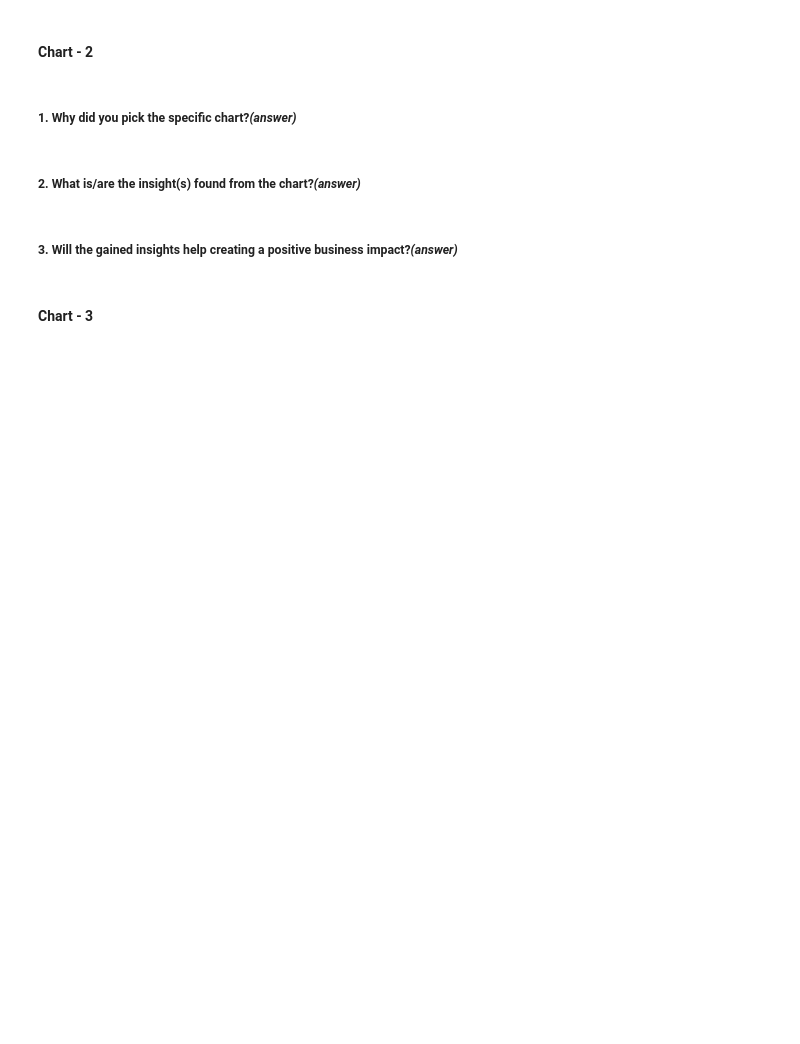
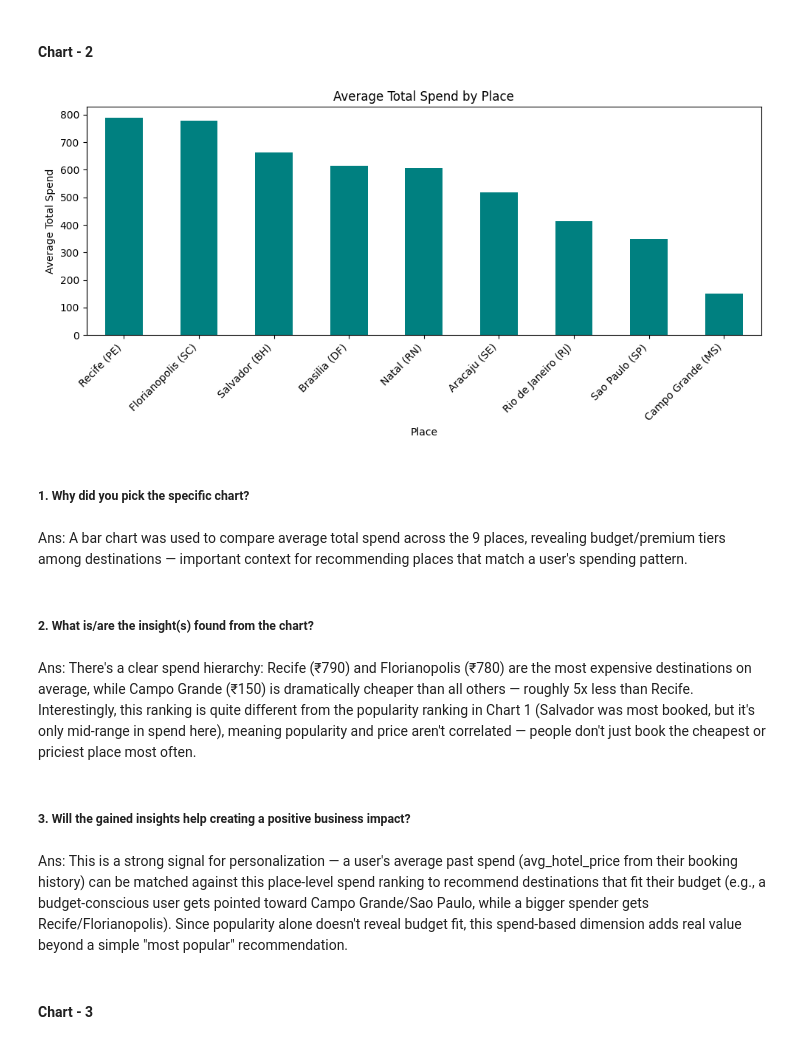
Before and after one commit to taiybashaikh51-sys/voyage-analytics-mlops, a Jupyter notebook: notebooks/Voyage_Analytics_3_Hotel_Recommendation_Starter.ipynb, the cells around one changed output. Saved outputs shown, nothing was run; the diff lists cells and outputs as text; code cells hidden in the pictures; blank space fills up the shorter version.

```diff
--- a/notebooks/Voyage_Analytics_3_Hotel_Recommendation_Starter.ipynb
+++ b/notebooks/Voyage_Analytics_3_Hotel_Recommendation_Starter.ipynb
@@ -91,8 +290,27 @@ for col in users.columns:    print(col, '->', users[col].nunique())
+# %%
+# Chart - 2: Average Spend by Place
+
+plt.figure(figsize=(10,5))
+df.groupby('place')['total'].mean().sort_values(ascending=False).plot(kind='bar', color='teal')
+plt.title('Average Total Spend by Place')
+plt.xlabel('Place')
+plt.ylabel('Average Total Spend')
+plt.xticks(rotation=45, ha='right')
+plt.tight_layout()
+plt.show()
+# %% [output]
+[figure, added]
 # %% [markdown]
-##### 1. Why did you pick the specific chart?_(answer)_
+##### 1. Why did you pick the specific chart?
+# %% [markdown]
+Ans: A bar chart was used to compare average total spend across the 9 places, revealing budget/premium tiers among destinations — important context for recommending places that match a user's spending pattern.
 # %% [markdown]
-##### 2. What is/are the insight(s) found from the chart?_(answer)_
+##### 2. What is/are the insight(s) found from the chart?
+# %% [markdown]
+Ans: There's a clear spend hierarchy: Recife (₹790) and Florianopolis (₹780) are the most expensive destinations on average, while Campo Grande (₹150) is dramatically cheaper than all others — roughly 5x less than Recife. Interestingly, this ranking is quite different from the popularity ranking in Chart 1 (Salvador was most booked, but it's only mid-range in spend here), meaning popularity and price aren't correlated — people don't just book the cheapest or priciest place most often.
 # %% [markdown]
-##### 3. Will the gained insights help creating a positive business impact?_(answer)_
+##### 3. Will the gained insights help creating a positive business impact?
+# %% [markdown]
+Ans: This is a strong signal for personalization — a user's average past spend (avg_hotel_price from their booking history) can be matched against this place-level spend ranking to recommend destinations that fit their budget (e.g., a budget-conscious user gets pointed toward Campo Grande/Sao Paulo, while a bigger spender gets Recife/Florianopolis). Since popularity alone doesn't reveal budget fit, this spend-based dimension adds real value beyond a simple "most popular" recommendation.
 # %% [markdown]
 #### Chart - 3
```
Also changed, not shown: parts of 72 cells of this notebook, 1 other file.
